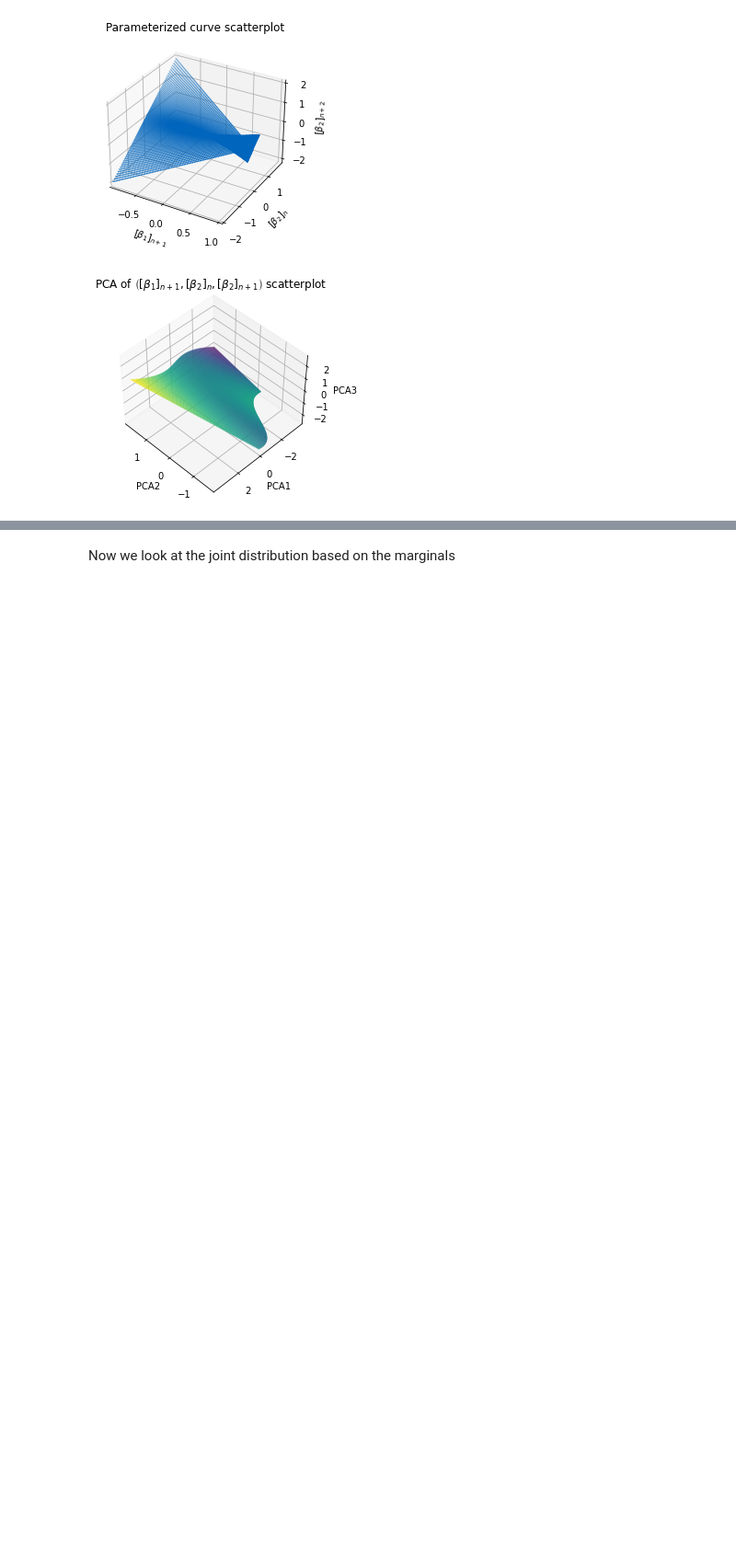
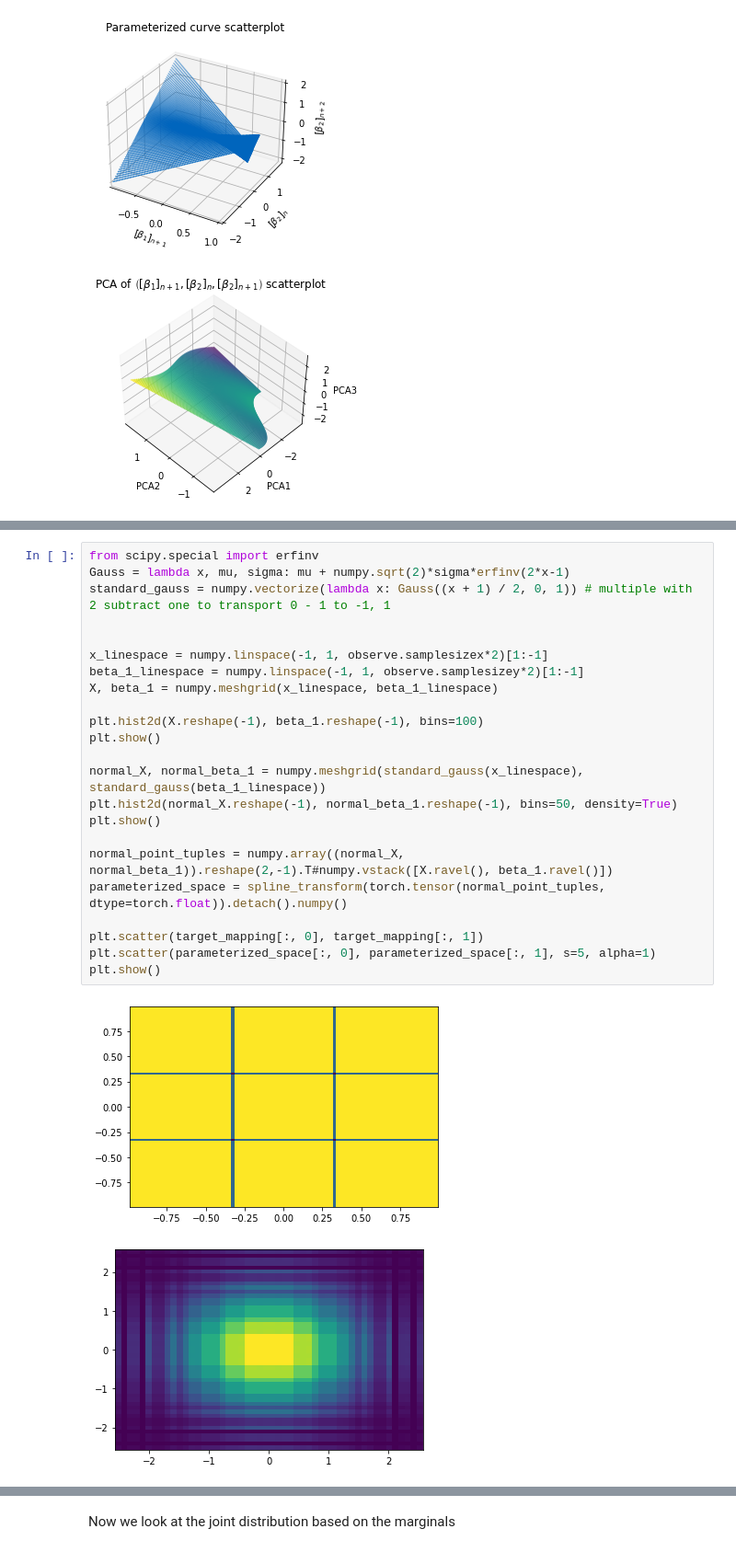
Before and after one commit to plainerman/density-transport, a Jupyter notebook: full_two_dimensional.ipynb, the cells around one changed output, grey strips where cells are left out. Shown at 92% size. Drawn from its saved outputs; the diff is of its cells as text; blank space fills up the shorter version.

Commit message:
Transform uniform to normal distribution

```diff
--- a/full_two_dimensional.ipynb
+++ b/full_two_dimensional.ipynb
@@ -177,0 +182,26 @@ plt.show()
+# %%
+from scipy.special import erfinv
+Gauss = lambda x, mu, sigma: mu + numpy.sqrt(2)*sigma*erfinv(2*x-1)
+standard_gauss = numpy.vectorize(lambda x: Gauss((x + 1) / 2, 0, 1)) # multiple with 2 subtract one to transport 0 - 1 to -1, 1
+
+
+x_linespace = numpy.linspace(-1, 1, observe.samplesizex*2)[1:-1]
+beta_1_linespace = numpy.linspace(-1, 1, observe.samplesizey*2)[1:-1]
+X, beta_1 = numpy.meshgrid(x_linespace, beta_1_linespace)
+
+plt.hist2d(X.reshape(-1), beta_1.reshape(-1), bins=100)
+plt.show()
+
+normal_X, normal_beta_1 = numpy.meshgrid(standard_gauss(x_linespace), standard_gauss(beta_1_linespace))
+plt.hist2d(normal_X.reshape(-1), normal_beta_1.reshape(-1), bins=50, density=True)
+plt.show()
+
+normal_point_tuples = numpy.array((normal_X, normal_beta_1)).reshape(2,-1).T#numpy.vstack([X.ravel(), beta_1.ravel()])
+parameterized_space = spline_transform(torch.tensor(normal_point_tuples, dtype=torch.float)).detach().numpy()
+
+plt.scatter(target_mapping[:, 0], target_mapping[:, 1])
+plt.scatter(parameterized_space[:, 0], parameterized_space[:, 1], s=5, alpha=1)
+plt.show()
+# %% [output]
+[figure, added]
+[figure, added]
```
Also changed, not shown: parts of 7 cells of this notebook, 1 other file.
